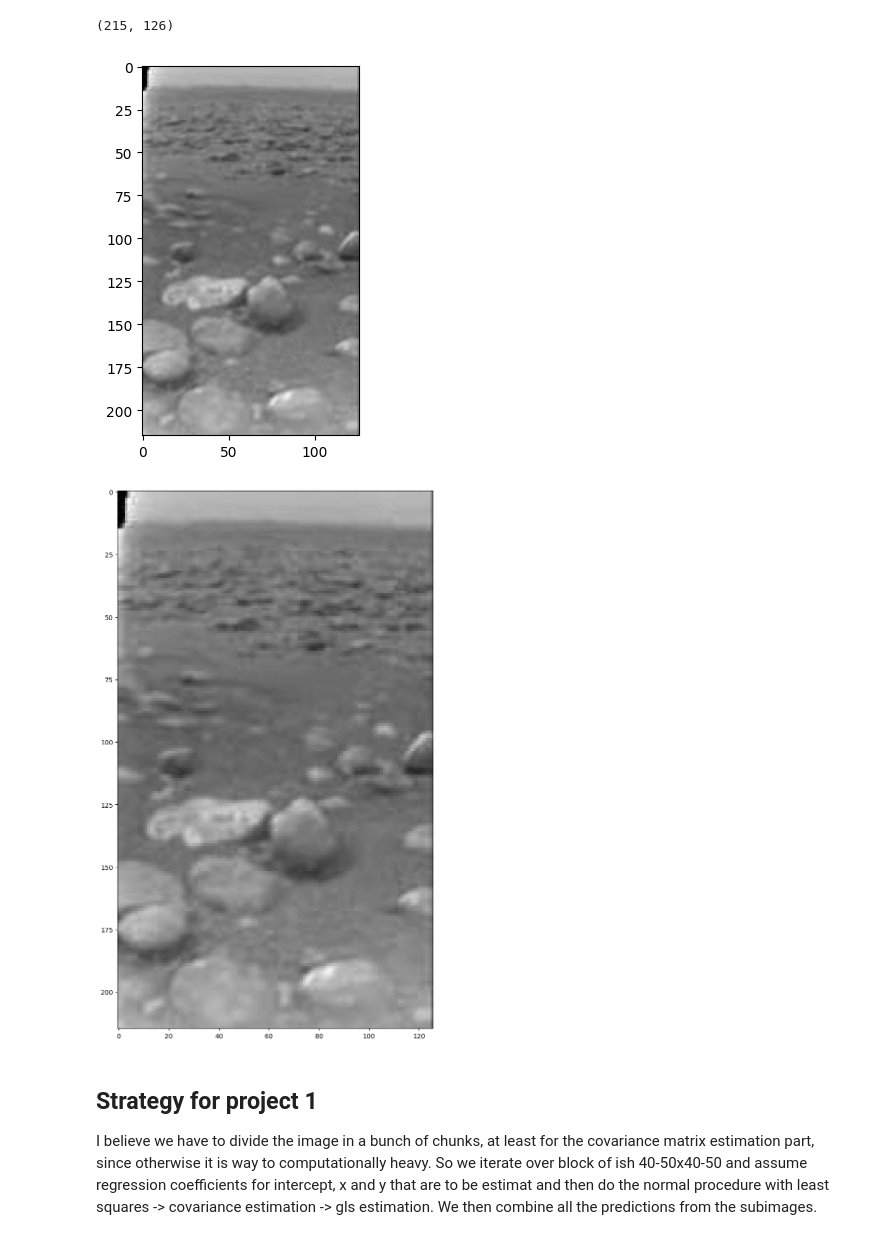
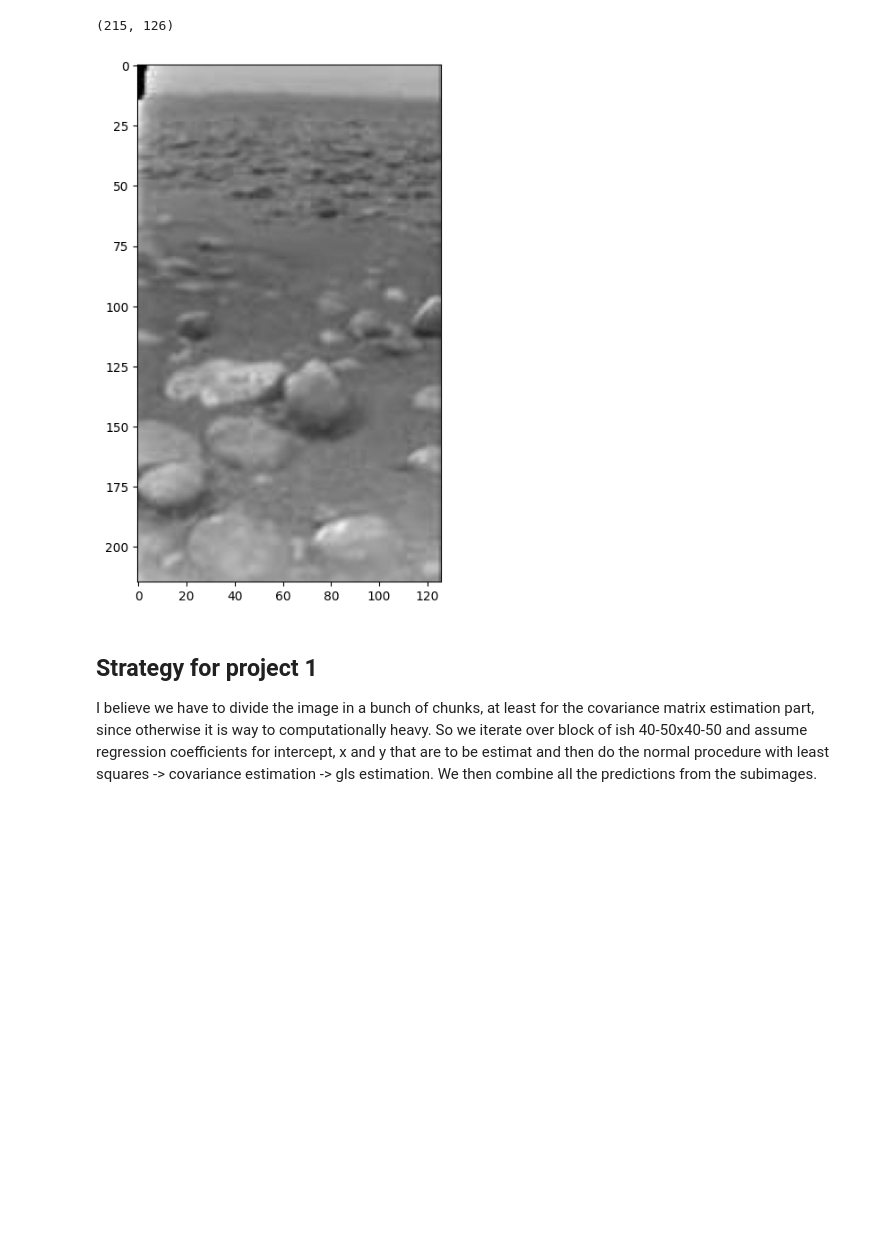
Before and after one commit to spjoliver/TMS016_DOG, a Jupyter notebook: Part 1/titan.ipynb, the cells around one changed output. Drawn from its saved outputs; the diff is of its cells as text; code cells hidden in the pictures; blank space fills up the shorter version.

```diff
--- a/Part 1/titan.ipynb
+++ b/Part 1/titan.ipynb
@@ -8,30 +8,20 @@ import matplotlib.pyplot as plt
 from scipy.spatial.distance import pdist, squareform
 from matlab_functions import *
 # %%
-
-
 titan = Image.open("titan.jpg")
 titan_array = np.array(titan).astype(np.double)
 tmax = titan_array.max()
 tmin = titan_array.min()
 titan_array = titan_array / tmax
 print(titan_array.shape)
 
 plt.imshow(titan_array, cmap="gray")
 plt.rcParams['figure.figsize'] = [20, 15]
 plt.rcParams['figure.dpi'] = 100
 plt.show()
-
-titan_1d = titan_array.flatten()
-
-plt.imshow(titan_1d.reshape(215, 126), cmap="gray")
-plt.rcParams['figure.figsize'] = [20, 15]
-plt.rcParams['figure.dpi'] = 100
-plt.show()
 # %% [output]
 (215, 126)
-[figure, old version]
+[figure, new version]
-[figure, removed]
 # %% [markdown]
 ## Strategy for project 1
 
```
Also changed, not shown: parts of 18 cells of this notebook, 3 other files.
